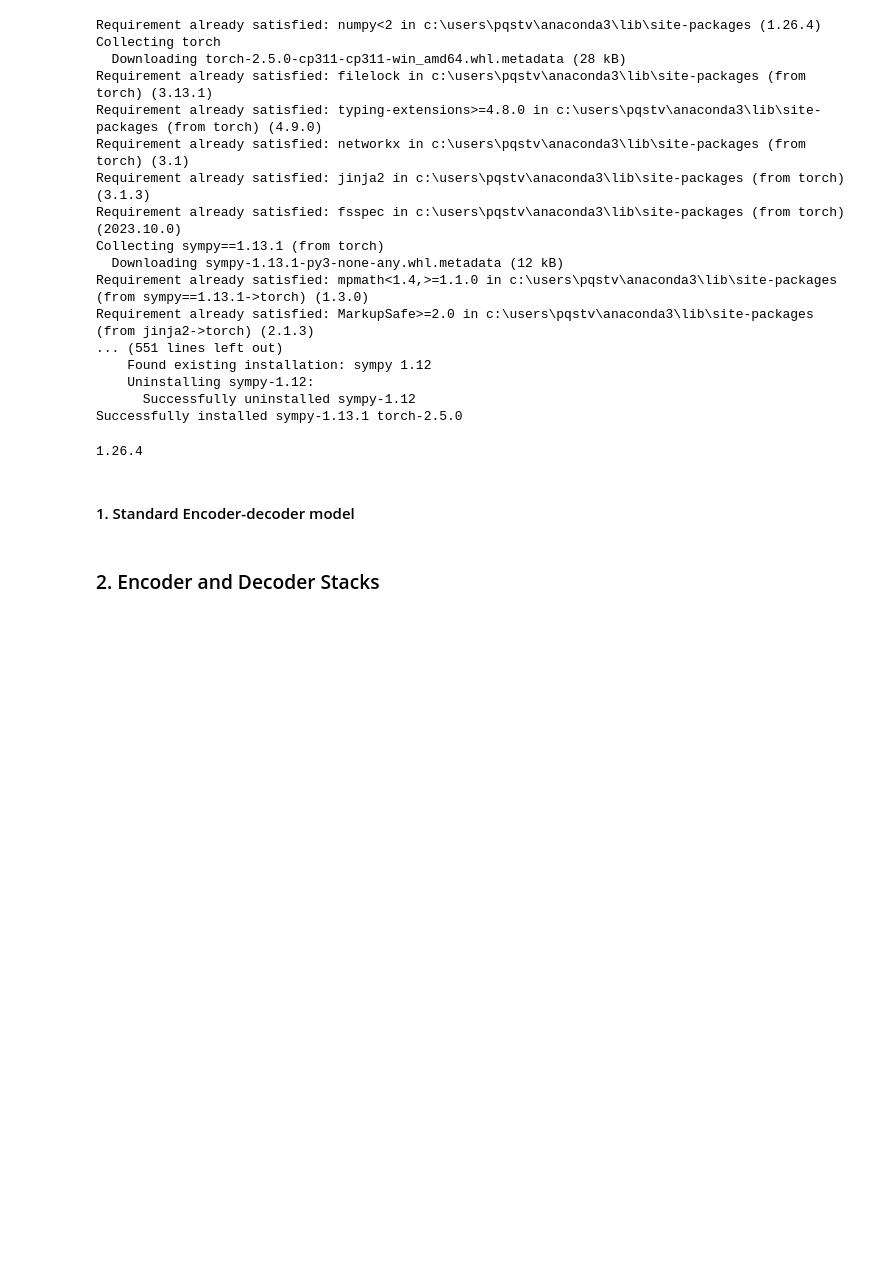
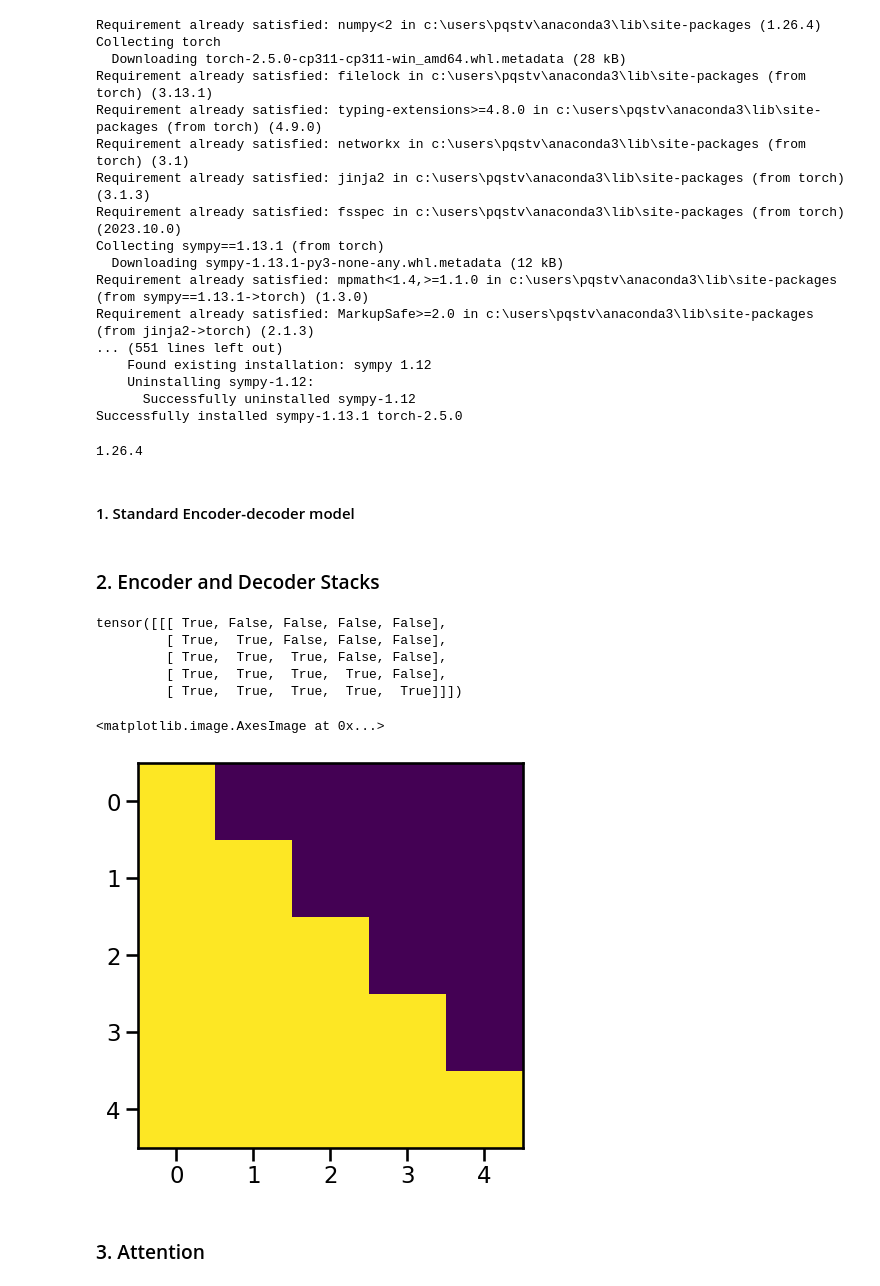
Before and after one commit to tmttd/tmttd, a Jupyter notebook: project/NLP/transformer.ipynb, the cells around one changed output. Saved outputs shown, nothing was run; the diff lists cells and outputs as text; code cells hidden in the pictures; blank space fills up the shorter version.

```diff
--- a/project/NLP/transformer.ipynb
+++ b/project/NLP/transformer.ipynb
@@ -108,0 +175,19 @@ class Encoder(nn.Module):
+# %%
+def subsequent_mask(size):
+    attn_shape = (1, size, size)
+    subsequent_mask = np.triu(np.ones(attn_shape), k=1).astype('uint8')
+    return torch.from_numpy(subsequent_mask) == 0
+# %% [output]
+tensor([[[ True, False, False, False, False],
+         [ True,  True, False, False, False],
+         [ True,  True,  True, False, False],
+         [ True,  True,  True,  True, False],
+         [ True,  True,  True,  True,  True]]])
+# %%
+plt.figure(figsize=(5,5))
+plt.imshow(subsequent_mask(5)[0])
+# %% [output]
+<matplotlib.image.AxesImage at 0x...>
+[figure, added]
+# %% [markdown]
+### 3. Attention
```
Also changed, not shown: parts of 14 cells of this notebook.
